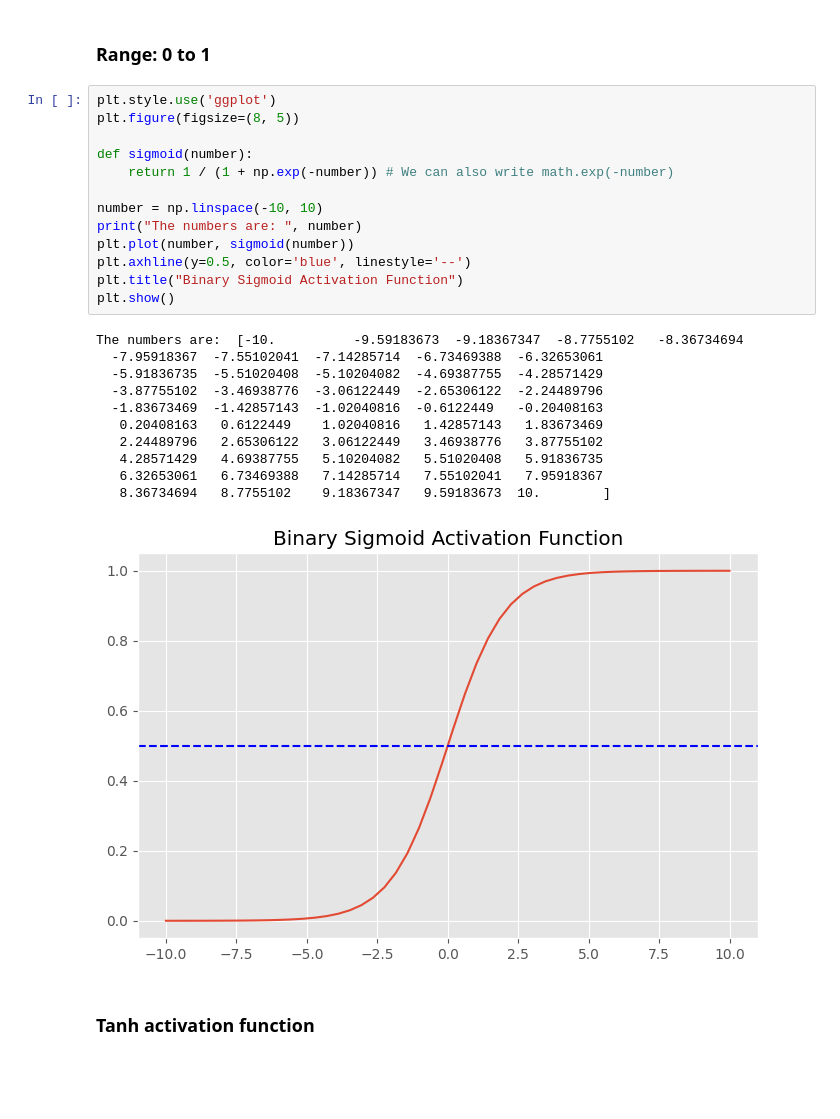
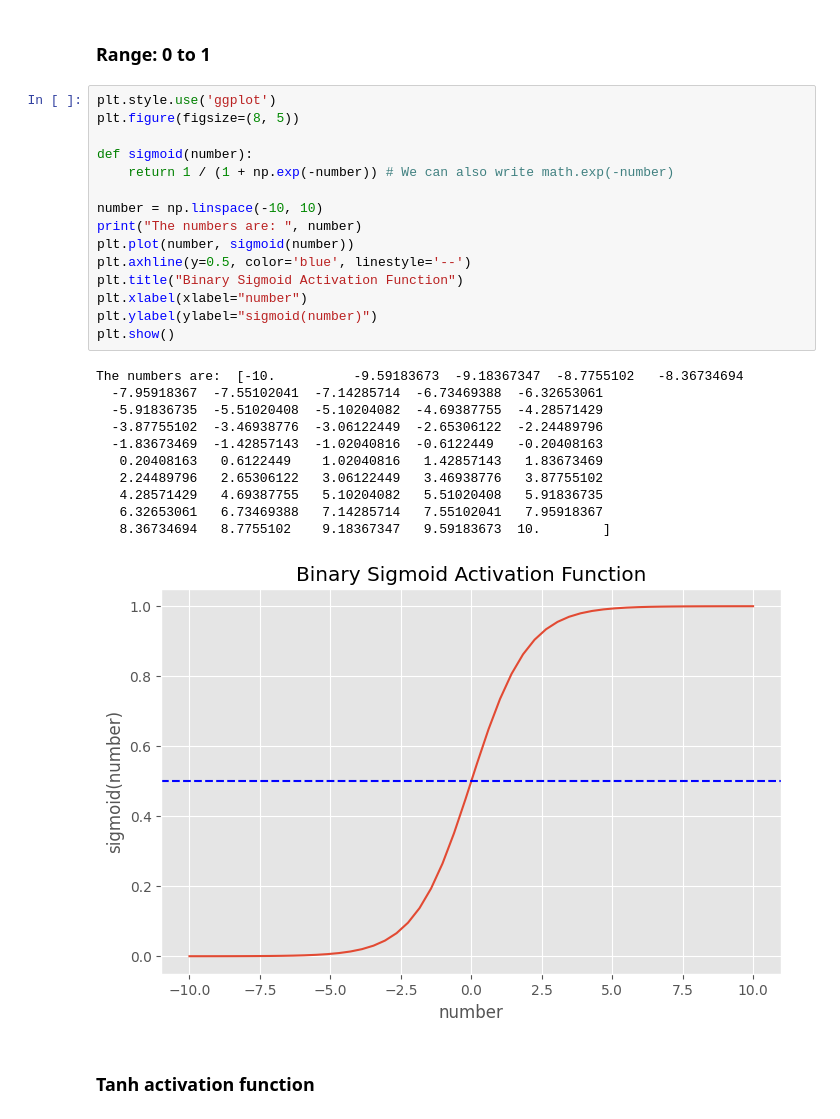
Before and after one commit to alaminbhuyan/Activation-Function-Implementation, a Jupyter notebook: Activation Function.ipynb, the cells around one changed output. Drawn from its saved outputs; the diff is of its cells as text; blank space fills up the shorter version.

```diff
--- a/Activation Function.ipynb
+++ b/Activation Function.ipynb
@@ -71,28 +75,30 @@ plt.show()
 # %%
 plt.style.use('ggplot')
 plt.figure(figsize=(8, 5))
 
 def sigmoid(number):
     return 1 / (1 + np.exp(-number)) # We can also write math.exp(-number)
 
 number = np.linspace(-10, 10)
 print("The numbers are: ", number)
 plt.plot(number, sigmoid(number))
 plt.axhline(y=0.5, color='blue', linestyle='--')
 plt.title("Binary Sigmoid Activation Function")
+plt.xlabel(xlabel="number")
+plt.ylabel(ylabel="sigmoid(number)")
 plt.show()
 # %% [output]
 The numbers are:  [-10.          -9.59183673  -9.18367347  -8.7755102   -8.36734694
   -7.95918367  -7.55102041  -7.14285714  -6.73469388  -6.32653061
   -5.91836735  -5.51020408  -5.10204082  -4.69387755  -4.28571429
   -3.87755102  -3.46938776  -3.06122449  -2.65306122  -2.24489796
   -1.83673469  -1.42857143  -1.02040816  -0.6122449   -0.20408163
    0.20408163   0.6122449    1.02040816   1.42857143   1.83673469
    2.24489796   2.65306122   3.06122449   3.46938776   3.87755102
    4.28571429   4.69387755   5.10204082   5.51020408   5.91836735
    6.32653061   6.73469388   7.14285714   7.55102041   7.95918367
    8.36734694   8.7755102    9.18367347   9.59183673  10.        ]
-[figure, old version]
+[figure, new version]
 # %% [markdown]
 ### Tanh activation function
 # %% [markdown]
```
Also changed, not shown: parts of 10 cells of this notebook.
